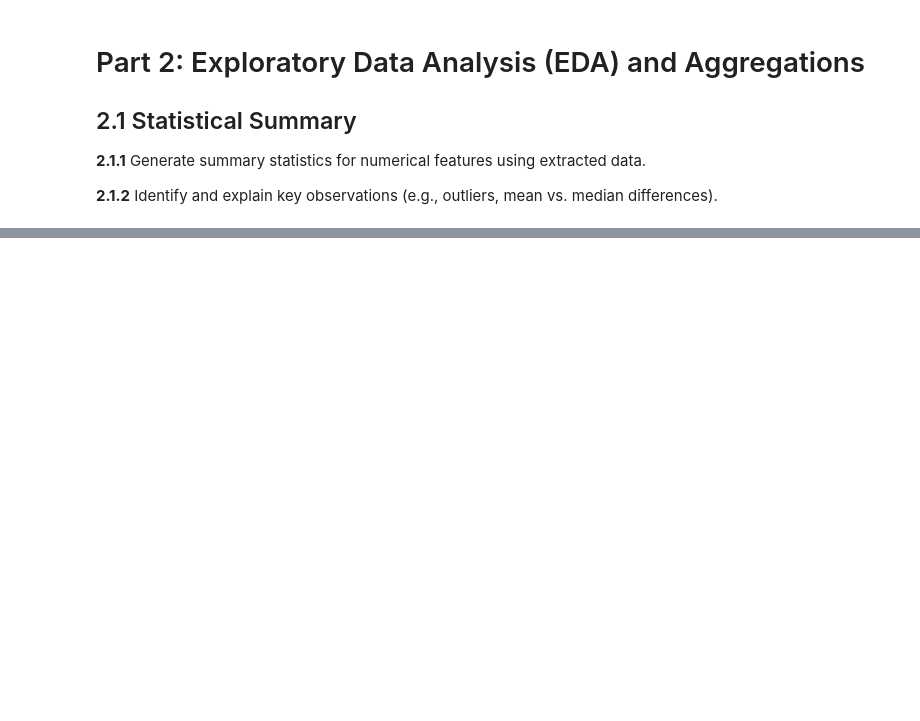
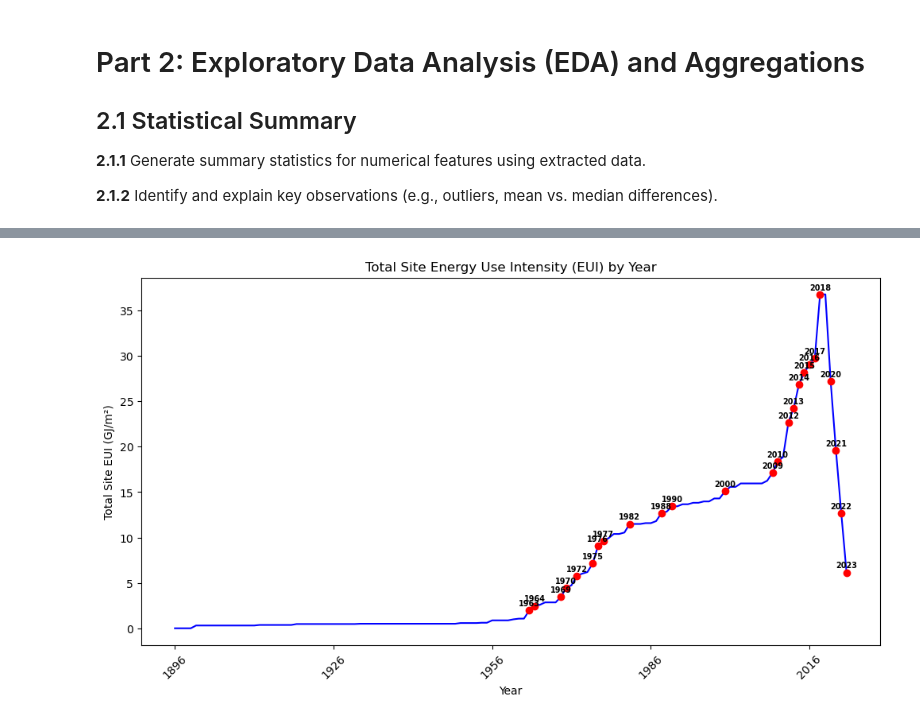
Before and after one commit to msthalegu/Analysis-of-Energy-Consumption-Trends-in-Calgary-, a Jupyter notebook: AssignmentFour.ipynb, the cells around one changed output, grey strips where cells are left out. Saved outputs shown, nothing was run; the diff lists cells and outputs as text; code cells hidden in the pictures; blank space fills up the shorter version.

```diff
--- a/AssignmentFour.ipynb
+++ b/AssignmentFour.ipynb
@@ -302,0 +536,43 @@ Electricity Use - Grid Purchase (kWh)
+# %%
+import pandas as pd
+import matplotlib.pyplot as plt
+import numpy as np
+
+# 3.1.1 Plot the yearly trend of average Site Energy Use Intensity (EUI).
+def EUI_year(row):
+    years = list(range(row['Year Built'], row['Year Ending'] + 1))                   #Create a list of years from 'Year Built' to 'Year Ending'
+    T_years = len(years)                                                             #Count the number of years
+    annual_emission = row['Site EUI (GJ/m²)'] / T_years                              #Distribute Energy Use Intensity equally per year
+    data = {str(year): annual_emission for year in years}                            #Create a dictionary with years as keys and annual Energy Use Intensity
+    return pd.Series(data)                                                           #Convert dictionary to a Pandas Series
+EUI_yearly = dfc.apply(EUI_year, axis=1).fillna(0)                                   #Apply the function to each row and fill missing values with 0
+
+
+EUI_yearly.head()
+Plot_EUI = EUI_yearly.sum()
+Plot_EUI
+
+#Code for plot
+threshold = 0.5
+fig, ax = plt.subplots(figsize=(12, 6))
+ax.plot(Plot_EUI.index, Plot_EUI.values, color='blue', label='Energy Use Intensity')
+
+# 3.2.1 Highlight any significant increases or decreases in energy usage.
+for i in range(1, len(Plot_EUI)):
+    if abs(Plot_EUI.iloc[i] - Plot_EUI.iloc[i-1]) > threshold:
+        ax.plot(Plot_EUI.index[i], Plot_EUI.iloc[i], marker='o', color='red')
+        ax.text(Plot_EUI.index[i], Plot_EUI.iloc[i] + 0.5, str(Plot_EUI.index[i]),
+                color='black', fontsize=7, ha='center', fontweight='bold')
+
+plt.xlabel("Year")
+plt.ylabel("Total Site EUI (GJ/m²)")
+plt.title("Total Site Energy Use Intensity (EUI) by Year")
+
+# Setting the x-ticks to appear every 30 years
+tick_positions = range(0, len(Plot_EUI), 30)
+tick_labels = [Plot_EUI.index[i] for i in tick_positions]
+ax.set_xticks(tick_positions)
+ax.set_xticklabels(tick_labels, rotation=45)
+plt.show()
+# %% [output]
+[figure, added]
```
Also changed, not shown: parts of 20 cells of this notebook.
